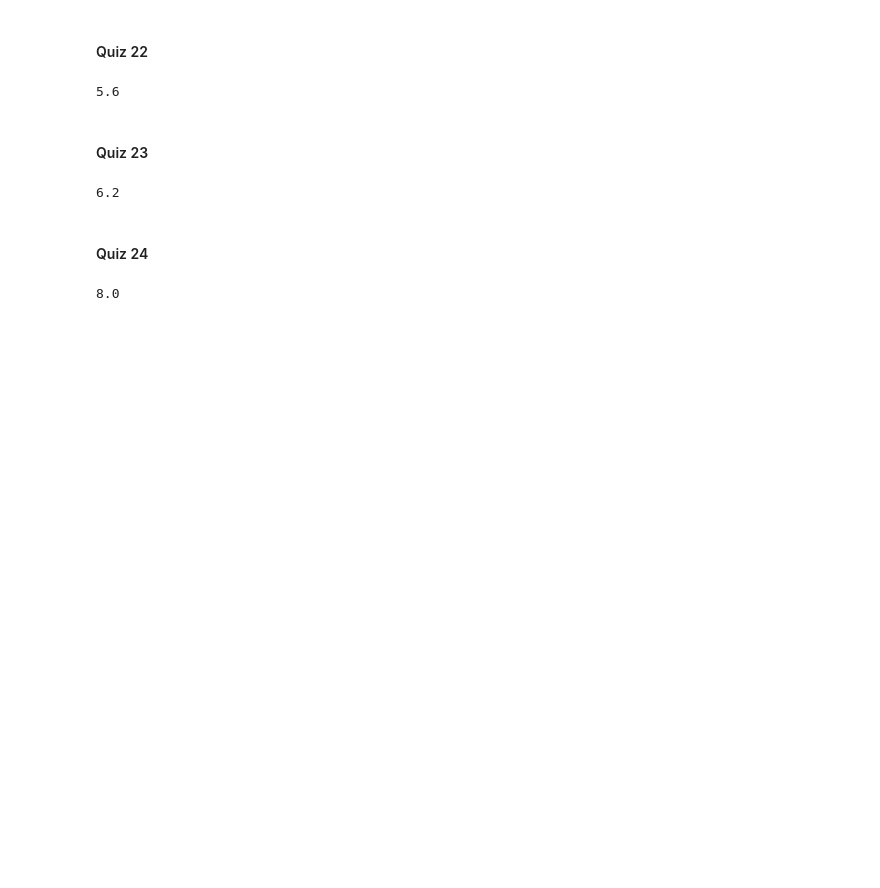
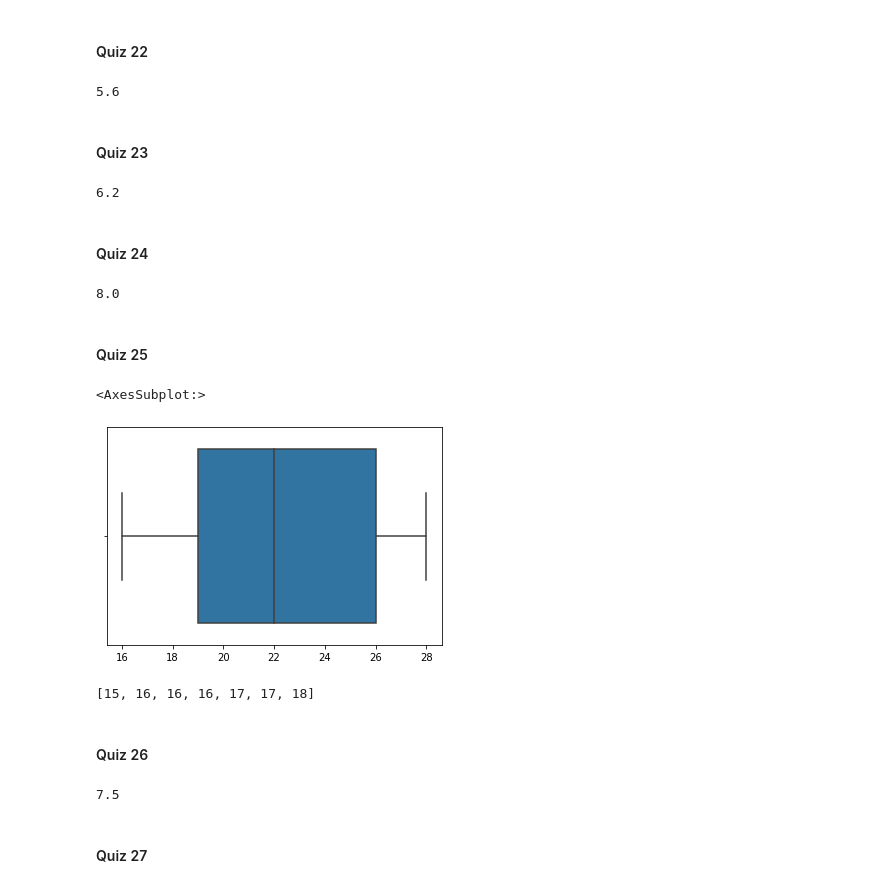
Before and after one commit to mohamedisakr/pre-ap-statistics-python, a Jupyter notebook: 02-one-variable-quantitative-data/box-whisker.ipynb, the cells around one changed output. Cells and saved outputs as stored; diff of their text form; code cells hidden in the pictures; blank space fills up the shorter version.

Commit message:
box whisker quiz 25-26

```diff
--- a/02-one-variable-quantitative-data/box-whisker.ipynb
+++ b/02-one-variable-quantitative-data/box-whisker.ipynb
@@ -297,3 +297,34 @@ pushups = pd.Series([8, 14, 18, 6, 8])
 pushups.median()
 # %% [output]
 8.0
+# %% [markdown]
+#### Quiz 25
+# %%
+# The data below represents the number of pages each student in Ashwin's class
+# read during reading time.
+# 16, 16, 16, 20, 21, 21, 23, 25, 26, 26, 28, 28
+# Which box plot correctly summarizes the data?
+pages = pd.Series([16, 16, 16, 20, 21, 21, 23, 25, 26, 26, 28, 28])
+# plt.figure(figsize=(5,5))
+sns.boxplot(x=pages)
+# %% [output]
+<AxesSubplot:>
+[figure, added]
+# %%
+a = sorted([18,16,17,17,16,15,16])
+a
+# %% [output]
+[15, 16, 16, 16, 17, 17, 18]
+# %% [markdown]
+#### Quiz 26
+# %%
+# Lupe's dogs love to hide bones. Bubba hid 5 bones, Barry hid 4 bones, Larry hid 13 bones,
+# and Goby hid 10 bones.
+# 5, 4, 13, 10
+# Find the median number of bones.
+bones = pd.Series([5, 4, 13, 10])
+bones.median()
+# %% [output]
+7.5
+# %% [markdown]
+#### Quiz 27
```
